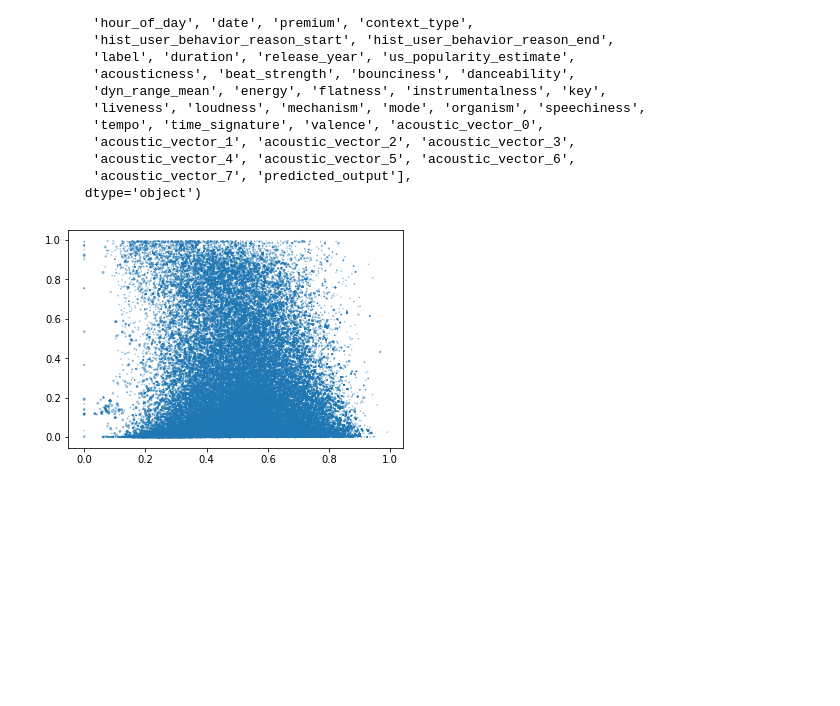
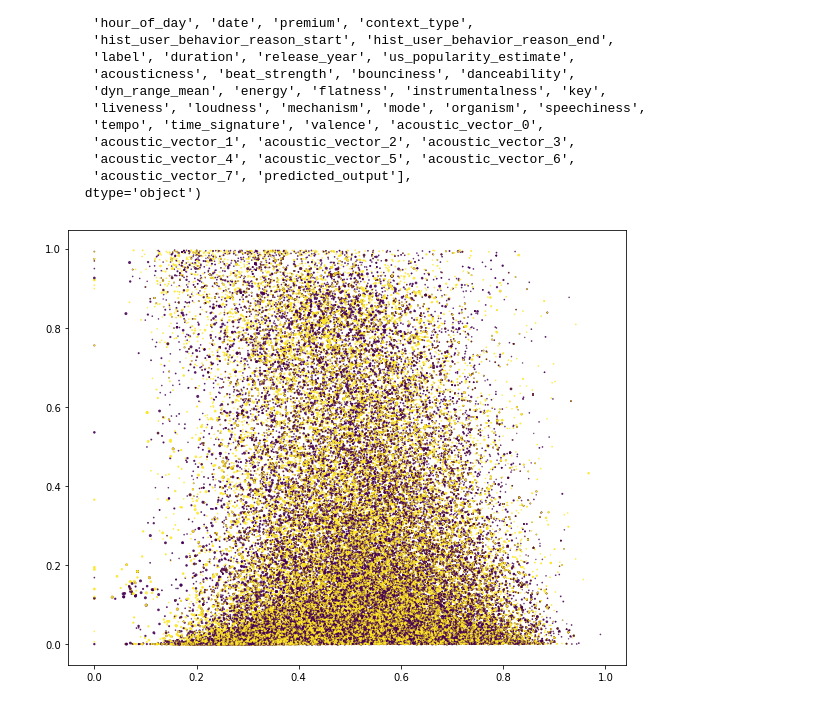
Before and after one commit to anuPh23/Spotify, a Jupyter notebook: spotify_short_logistic_track_id_individual_count_statistics_1.ipynb, the cells around one changed output. Drawn from its saved outputs; the diff is of its cells as text; code cells hidden in the pictures; blank space fills up the shorter version.

```diff
--- a/spotify_short_logistic_track_id_individual_count_statistics_1.ipynb
+++ b/spotify_short_logistic_track_id_individual_count_statistics_1.ipynb
@@ -742,8 +744,9 @@ Index(['session_id', 'session_position', 'session_length', 'track_id',
        'acoustic_vector_7', 'predicted_output'],
       dtype='object')
 # %%
-plt.scatter(dat['beat_strength'],dat['acousticness'],s = dat['liveness']/0.235,cmap=plt.get_cmap("jet"), alpha=0.4)
+plt.figure(figsize=(10, 8))
+plt.scatter(dat['beat_strength'],dat['acousticness'],s = dat['liveness']/0.235,c = dat['predicted_output'], alpha=0.8)
 plt.show()
 # %% [output]
-[figure, old version]
+[figure, new version]
 # %%
```
Also changed, not shown: parts of 20 cells of this notebook.
